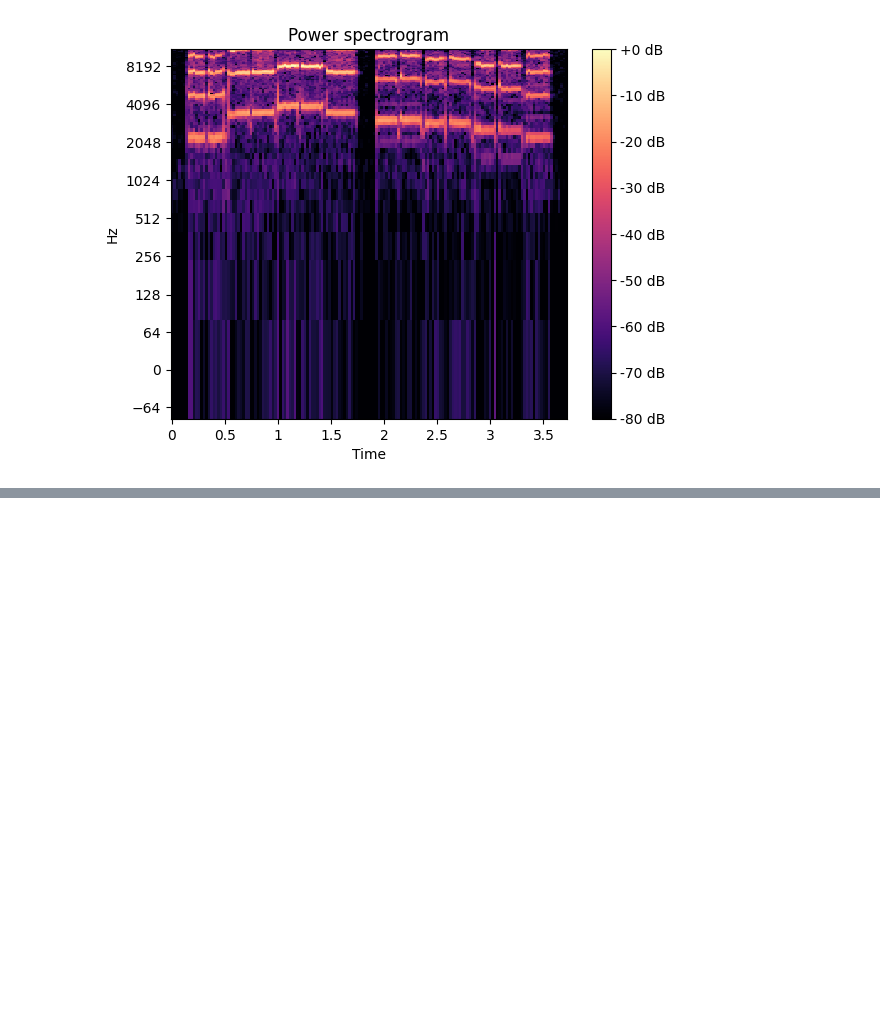
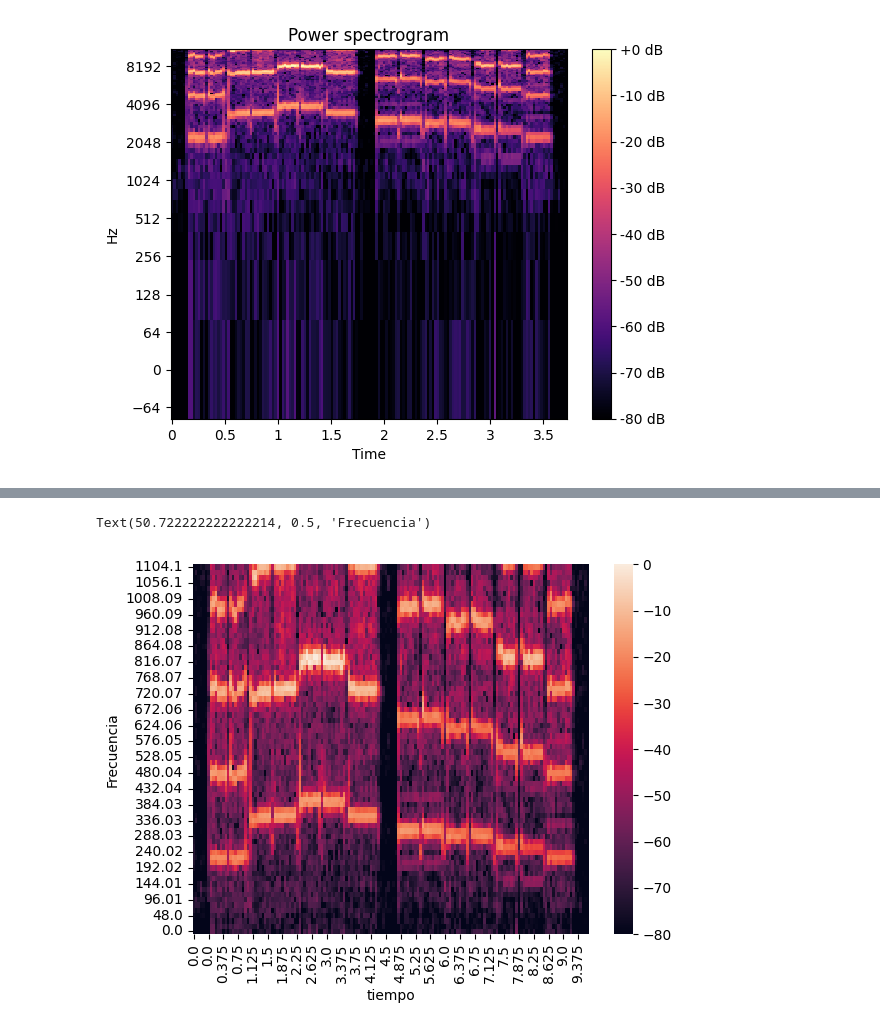
Before and after one commit to JafetMoon/hum_transcription_Project_DIA, a Jupyter notebook: 1b-analisis_audios.ipynb, the cells around one changed output, grey strips where cells are left out. Cells and saved outputs as stored; diff of their text form; code cells hidden in the pictures; blank space fills up the shorter version.

```diff
--- a/1b-analisis_audios.ipynb
+++ b/1b-analisis_audios.ipynb
@@ -352,0 +367,13 @@ Dimensiones audio:  (70, 161)
+# %%
+ax = sns.heatmap(librosa.amplitude_to_db(S_filtered,ref=np.max))
+ax.invert_yaxis()
+
+# ax.set_xticks(np.arange(0,161*L_segs, L_segs), np.arange(0,161*L_segs, L_segs))
+ax.set_xticklabels([0.0] + list(np.arange(0,161*L_segs, L_segs)[[int(tick._text) for tick in ax.get_xticklabels()]])[:-1])
+ax.set_yticklabels([round(num,2) for num in freqs[[int(tick._text) for tick in ax.get_yticklabels()]]])
+
+ax.set_xlabel('tiempo')
+ax.set_ylabel('Frecuencia')
+# %% [output]
+Text(50.722222222222214, 0.5, 'Frecuencia')
+[figure, added]
```
Also changed, not shown: parts of 3 cells of this notebook, 2 other files.
